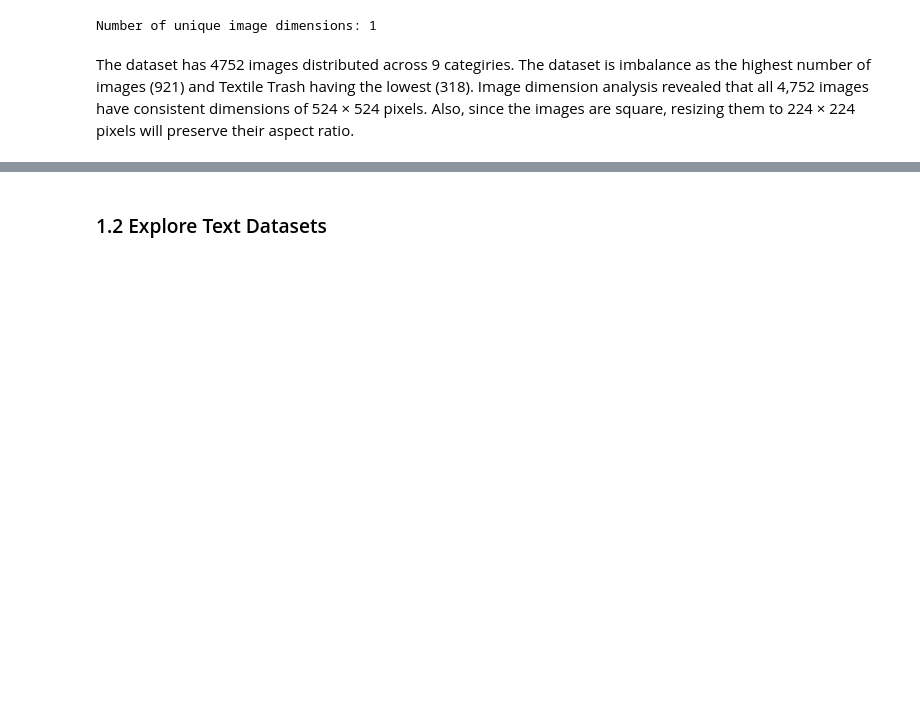
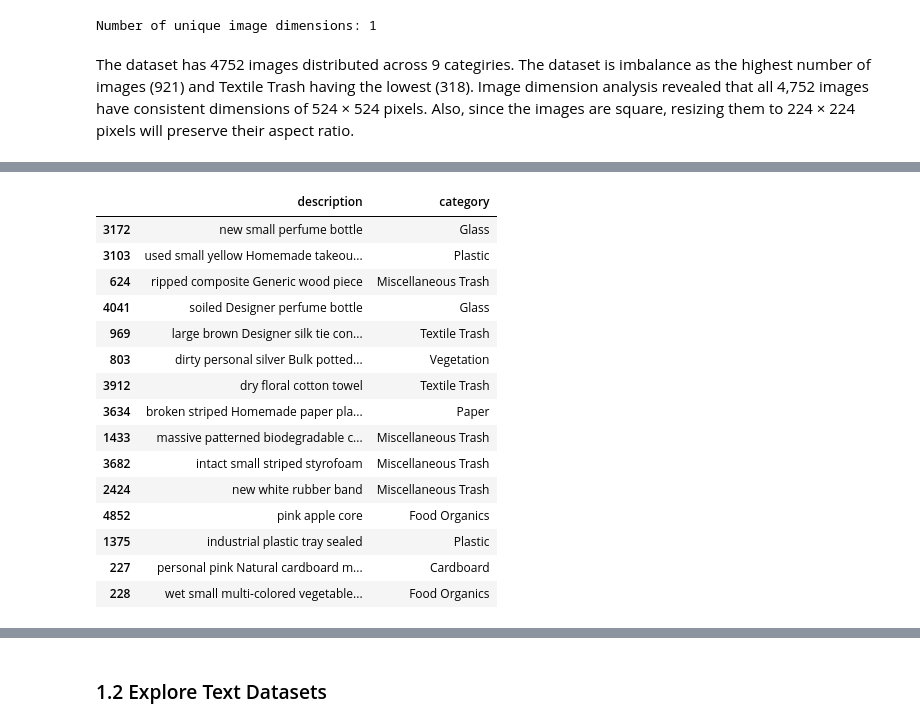
Before and after one commit to Nagirah/Waste-Management-Sytem, a Jupyter notebook: waste_management_summative.ipynb, the cells around one changed output, grey strips where cells are left out. Saved outputs shown, nothing was run; the diff lists cells and outputs as text; code cells hidden in the pictures; blank space fills up the shorter version.

```diff
--- a/waste_management_summative.ipynb
+++ b/waste_management_summative.ipynb
@@ -198,0 +322,8 @@ Also, since the images are square, resizing them to 224 × 224 pixels will prese
+# %%
+#Inspect the description lengths
+
+text_df["description_length"] = (
+    text_df["description"].apply(lambda x: len(x.split()))
+)
+
+print(text_df["description_length"].describe())
@@ -198,0 +340,23 @@ Also, since the images are square, resizing them to 224 × 224 pixels will prese
+# %%
+# Display 15 random descriptions and their categories
+display(
+    text_df[["description", "category"]]
+    .sample(15, random_state=42)
+)
+# %% [output]
+|  | description | category |
+| 3172 | new small perfume bottle | Glass |
+| 3103 | used small yellow Homemade takeou... | Plastic |
+| 624 | ripped composite Generic wood piece | Miscellaneous Trash |
+| 4041 | soiled Designer perfume bottle | Glass |
+| 969 | large brown Designer silk tie con... | Textile Trash |
+| 803 | dirty personal silver Bulk potted... | Vegetation |
+| 3912 | dry floral cotton towel | Textile Trash |
+| 3634 | broken striped Homemade paper pla... | Paper |
+| 1433 | massive patterned biodegradable c... | Miscellaneous Trash |
+| 3682 | intact small striped styrofoam | Miscellaneous Trash |
+| 2424 | new white rubber band | Miscellaneous Trash |
+| 4852 | pink apple core | Food Organics |
+| 1375 | industrial plastic tray sealed | Plastic |
+| 227 | personal pink Natural cardboard m... | Cardboard |
+| 228 | wet small multi-colored vegetable... | Food Organics |
```
Also changed, not shown: parts of 19 cells of this notebook.
